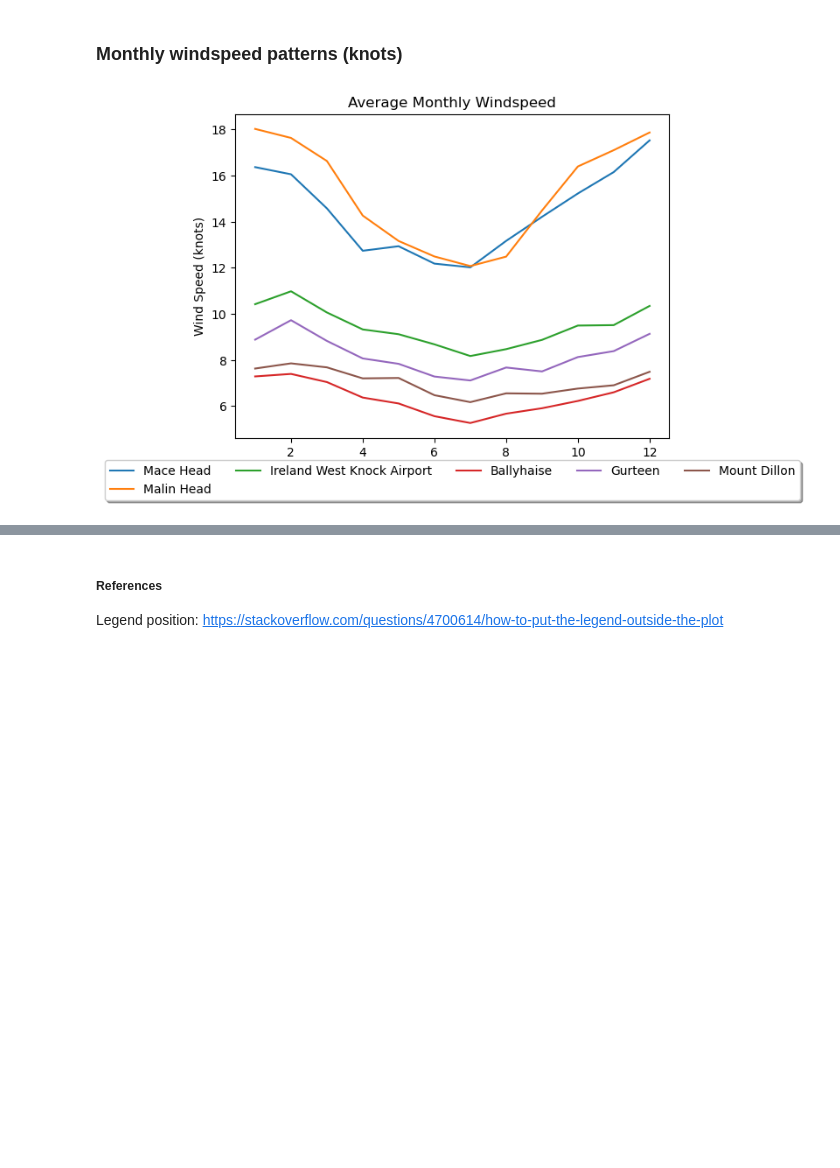
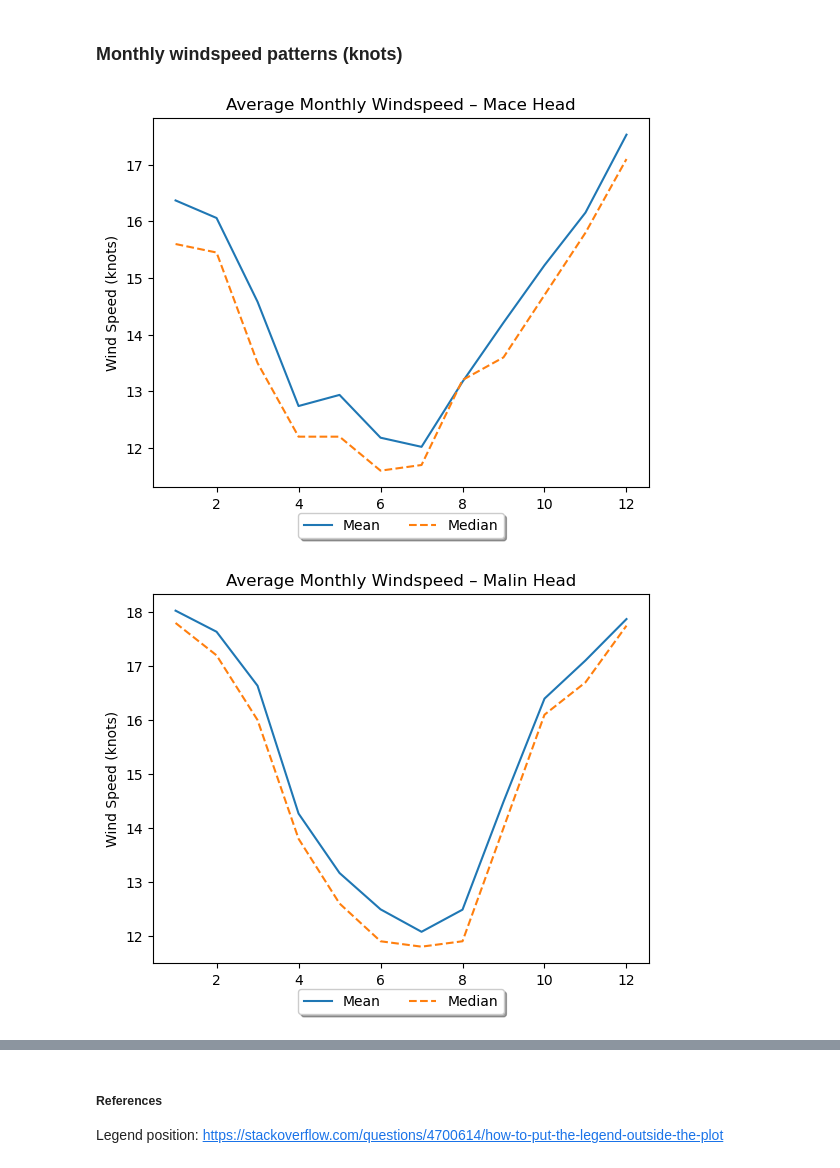
Before and after one commit to vanelyraa/programming-for-data-analytics, a Jupyter notebook: project/project.ipynb, the cells around one changed output, grey strips where cells are left out. Drawn from its saved outputs; the diff is of its cells as text; code cells hidden in the pictures; blank space fills up the shorter version.

```diff
--- a/project/project.ipynb
+++ b/project/project.ipynb
@@ -219,28 +257,27 @@ Rounding column values: https://stackoverflow.com/questions/26133538/round-a-sin
 # %% [markdown]
 ### Monthly windspeed patterns (knots)
 # %%
-# List of stations for plot labels
-labels = ["Mace Head", "Malin Head", "Ireland West Knock Airport", "Ballyhaise", "Gurteen", "Mount Dillon"]
-
 # Loop through stations
 for i in range(len(all_stations)): #Loop throught the length of the data, number of times to loop through
     station = all_stations[i] # Get the weather station at a determined position, first loop will fetch data from position 0 and so on
     label = labels[i] # Same as above but with labels
 
     # Grouping data and windspeed and calculating men windspeed per month
     monthly_mean = df_weather[station].groupby(df_weather[station]["date"].dt.month)["wdsp"].mean()
-
+    monthly_median = df_weather[station].groupby(df_weather[station]["date"].dt.month)["wdsp"].median()
     # Ploting lines
-    plt.plot(monthly_mean, label=label)
+    plt.plot(monthly_mean, label="Mean")
+    plt.plot(monthly_median, linestyle="--",label="Median")
 
     # Printstatement for testing
     # print(monthly_mean)
 
-# Adding legend, title, and axis labels
-plt.legend(loc='upper center', bbox_to_anchor=(0.5, -0.05),fancybox=True, shadow=True, ncol=5)
-plt.title("Average Monthly Windspeed")
-plt.xlabel("Month")
-plt.ylabel("Wind Speed (knots)")
-plt.show()
+    # Adding legend, title, and axis labels
+    plt.legend(loc='upper center', bbox_to_anchor=(0.5, -0.05),fancybox=True, shadow=True, ncol=5)
+    plt.title(f"Average Monthly Windspeed – {label}")
+    plt.xlabel("Month")
+    plt.ylabel("Wind Speed (knots)")
+    plt.show()
 # %% [output]
-[figure, old version]
+[figure, new version]
+[figure, added]
```
Also changed, not shown: parts of 9 cells of this notebook, 1 other file.
